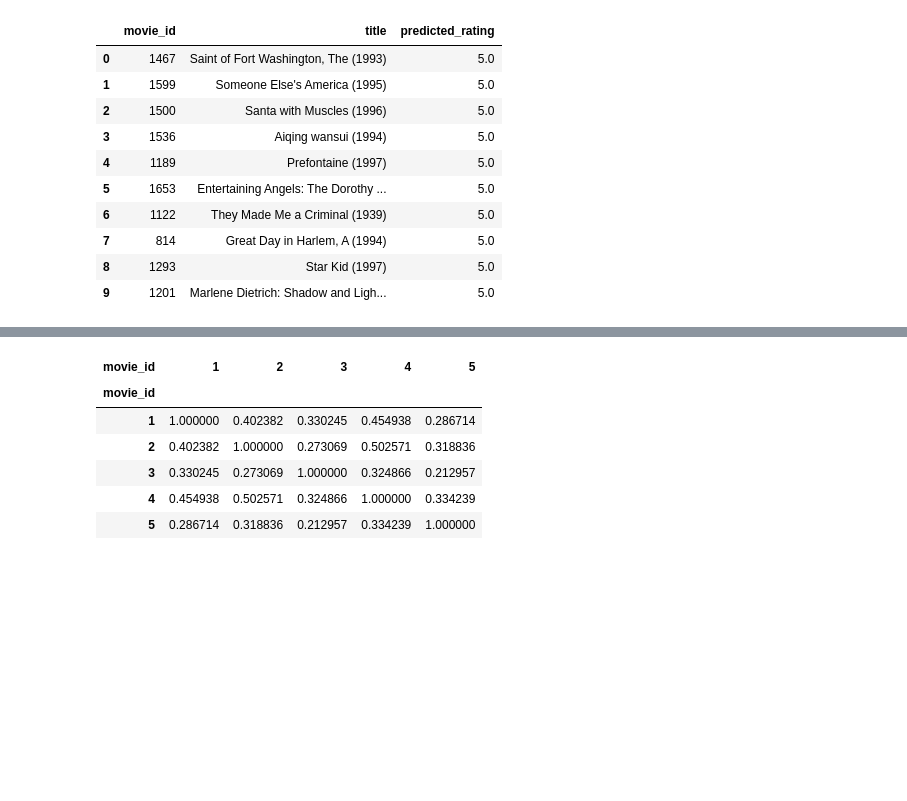
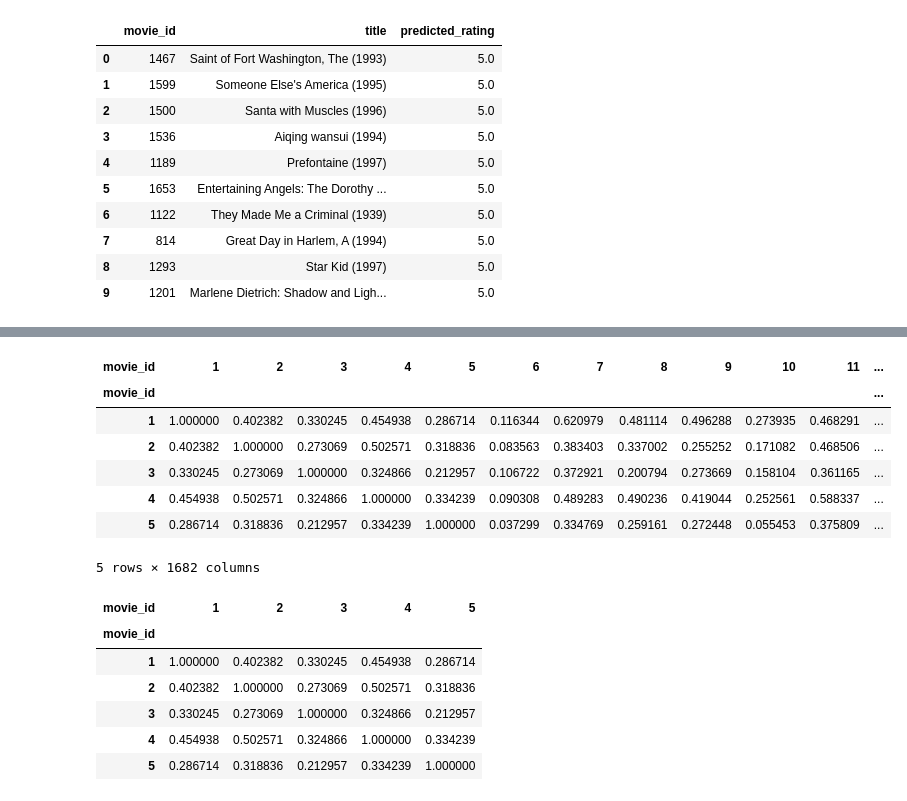
Before and after one commit to allymladenova-png/movie_recommendation, a Jupyter notebook: movie_recommendation_system.ipynb, the cells around one changed output, grey strips where cells are left out. Cells and saved outputs as stored; diff of their text form; code cells hidden in the pictures; blank space fills up the shorter version.

```diff
--- a/movie_recommendation_system.ipynb
+++ b/movie_recommendation_system.ipynb
@@ -438,3 +456,22 @@ Example: if a user liked one movie, we can recommend other movies that were rate
+# %%
+movie_similarity = cosine_similarity(movie_user_filled)
+
+movie_similarity_df = pd.DataFrame(
+    movie_similarity,
+    index=movie_user_filled.index,
+    columns=movie_user_filled.index
+)
+
+movie_similarity_df.head()
+# %% [output]
+| movie_id | 1 | 2 | 3 | 4 | 5 | 6 | 7 | 8 | 9 | 10 | 11 | ... |
+| movie_id |  |  |  |  |  |  |  |  |  |  |  | ... |
+| 1 | 1.000000 | 0.402382 | 0.330245 | 0.454938 | 0.286714 | 0.116344 | 0.620979 | 0.481114 | 0.496288 | 0.273935 | 0.468291 | ... |
+| 2 | 0.402382 | 1.000000 | 0.273069 | 0.502571 | 0.318836 | 0.083563 | 0.383403 | 0.337002 | 0.255252 | 0.171082 | 0.468506 | ... |
+| 3 | 0.330245 | 0.273069 | 1.000000 | 0.324866 | 0.212957 | 0.106722 | 0.372921 | 0.200794 | 0.273669 | 0.158104 | 0.361165 | ... |
+| 4 | 0.454938 | 0.502571 | 0.324866 | 1.000000 | 0.334239 | 0.090308 | 0.489283 | 0.490236 | 0.419044 | 0.252561 | 0.588337 | ... |
+| 5 | 0.286714 | 0.318836 | 0.212957 | 0.334239 | 1.000000 | 0.037299 | 0.334769 | 0.259161 | 0.272448 | 0.055453 | 0.375809 | ... |
+5 rows × 1682 columns
 # %%
 item_similarity = cosine_similarity(user_movie_filled.T)
 item_similarity_df = pd.DataFrame(item_similarity, index=user_movie_filled.columns, columns=user_movie_filled.columns)
```
Also changed, not shown: parts of 5 cells of this notebook.
